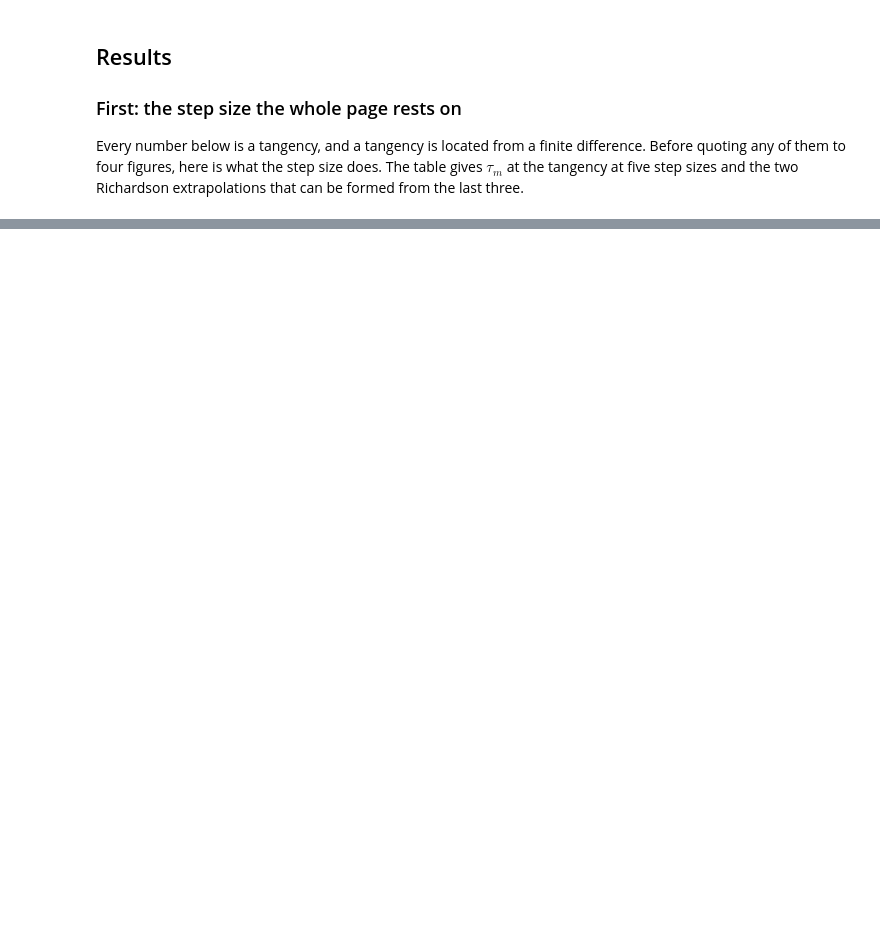
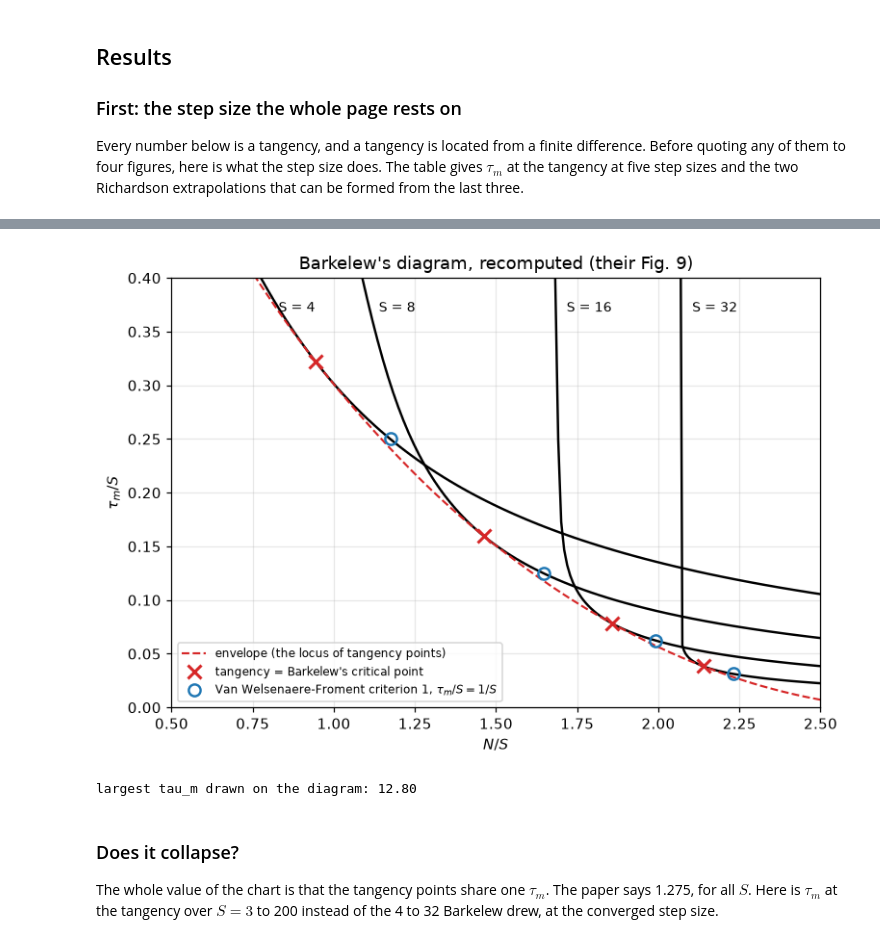
Before and after one commit to computational-chemical-engineering/pymrm-gallery, a Jupyter notebook: pages/D2.1-barkelew-runaway-diagram/index.ipynb, the cells around one changed output, grey strips where cells are left out. Saved outputs shown, nothing was run; the diff lists cells and outputs as text; code cells hidden in the pictures; blank space fills up the shorter version.

```diff
--- a/pages/D2.1-barkelew-runaway-diagram/index.ipynb
+++ b/pages/D2.1-barkelew-runaway-diagram/index.ipynb
@@ -1812,0 +559,60 @@ direction that depends on the wall temperature.
+# %%
+# tangency and the tau_m = 1 point, on every S
+TAN_U, TAN_T, ONE_U = {}, {}, {}
+for S in S_WIDE:
+    TAN_U[S], TAN_T[S] = tangency(S)
+    ONE_U[S] = u_at_tau(S, 1.0)
+
+NS_MIN, NS_MAX = V["fig9_NS_min"], V["fig9_NS_max"]
+
+
+def s_curves(ts_max, Ss=S_PRINTED):
+    """The S-curves of Fig. 9 over the printed abscissa, up to tau_m/S = ts_max."""
+    out = {}
+    for S in Ss:
+        u_lo = max(NS_MIN, u_at_tau(S, ts_max * S) if ts_max * S < TAU_CAP else NS_MIN)
+        uu = np.linspace(u_lo, NS_MAX, 90)
+        out[S] = (uu, np.array([tau_max_phase(u * S, S) for u in uu]) / S)
+    return out
+
+
+CURVES = s_curves(V["fig9_tauS_max"])
+TAU_DRAWN_MAX = max(float((vv * S).max()) for S, (uu, vv) in CURVES.items())
+
+# The envelope IS the locus of tangency points: each S-curve touches it exactly
+# where d/dS vanishes, so no separate construction is needed, and a pointwise
+# minimum over a truncated S-range would be an artefact of where it was
+# truncated, not the envelope.
+env_u = np.array([TAN_U[S] for S in S_WIDE])
+env_v = np.array([TAN_T[S] / S for S in S_WIDE])
+env_spline = PchipInterpolator(env_u, env_v)
+env_uu = np.linspace(env_u.min(), min(env_u.max(), NS_MAX), 300)
+
+fig, ax = plt.subplots(figsize=(7.2, 5.0))
+for S, (uu, vv) in CURVES.items():
+    ax.plot(uu, vv, "k-", lw=1.6)
+    j = int(np.argmin(np.abs(vv - 0.385)))
+    ax.text(uu[j] + 0.035, 0.378, f"S = {S:.0f}", fontsize=9, va="top", ha="left")
+ax.plot(env_uu, env_spline(env_uu), "--", color="tab:red", lw=1.4,
+        label="envelope (the locus of tangency points)")
+ax.plot([TAN_U[S] for S in S_PRINTED], [TAN_T[S] / S for S in S_PRINTED],
+        "x", color="tab:red", ms=9, mew=2, label="tangency = Barkelew's critical point")
+ax.plot([ONE_U[S] for S in S_PRINTED], [1.0 / S for S in S_PRINTED],
+        "o", mfc="none", mec="tab:blue", ms=8, mew=1.6,
+        label=r"Van Welsenaere-Froment criterion 1, $\tau_m/S = 1/S$")
+ax.set(xlabel="$N/S$", ylabel=r"$\tau_m/S$", xlim=(NS_MIN, NS_MAX),
+       ylim=(0.0, V["fig9_tauS_max"]), title="Barkelew's diagram, recomputed (their Fig. 9)")
+ax.legend(fontsize=8, loc="lower left")
+fig.tight_layout()
+plt.show()
+print(f"largest tau_m drawn on the diagram: {TAU_DRAWN_MAX:.2f}")
+# %% [output]
+[figure, added]
+largest tau_m drawn on the diagram: 12.80
+# %% [markdown]
+### Does it collapse?
+
+The whole value of the chart is that the tangency points share one $\tau_m$. The
+paper says 1.275, for all $S$. Here is $\tau_m$ at the tangency over
+$S = 3$ to 200 instead of the 4 to 32 Barkelew drew, at the converged step
+size.
```
Also changed, not shown: parts of 75 cells of this notebook, 9 other files.
